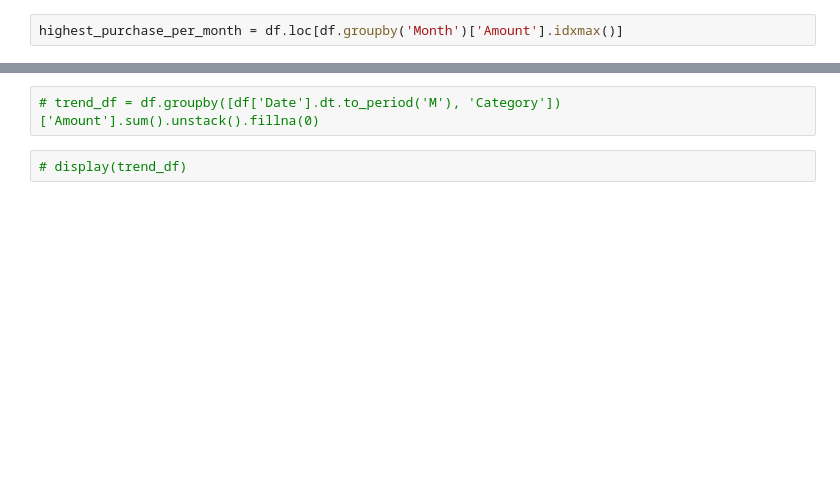
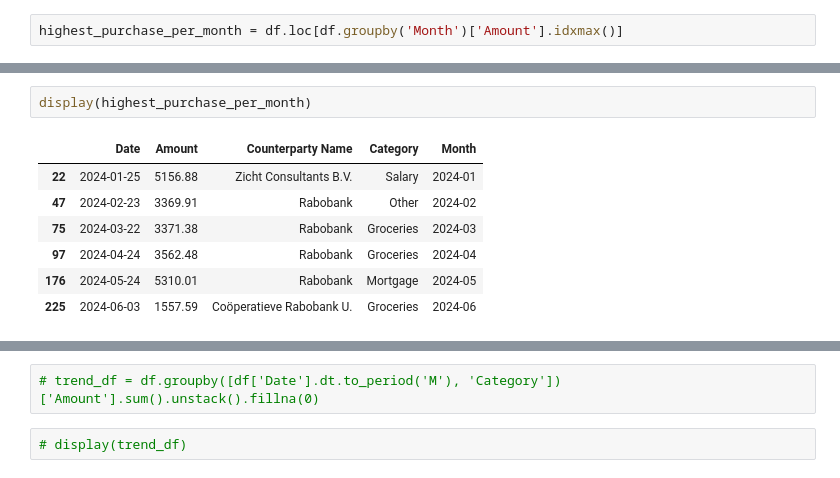
Before and after one commit to UnicornMagic/financial_advisor, a Jupyter notebook: financialAdvisor.ipynb, the cells around one changed output, grey strips where cells are left out. Saved outputs shown, nothing was run; the diff lists cells and outputs as text; blank space fills up the shorter version.

```diff
--- a/financialAdvisor.ipynb
+++ b/financialAdvisor.ipynb
@@ -84,3 +84,13 @@ highest_purchase_per_month = df.loc[df.groupby('Month')['Amount'].idxmax()]
+# %%
+display(highest_purchase_per_month)
+# %% [output]
+|  | Date | Amount | Counterparty Name | Category | Month |
+| 22 | 2024-01-25 | 5156.88 | Zicht Consultants B.V. | Salary | 2024-01 |
+| 47 | 2024-02-23 | 3369.91 | Rabobank | Other | 2024-02 |
+| 75 | 2024-03-22 | 3371.38 | Rabobank | Groceries | 2024-03 |
+| 97 | 2024-04-24 | 3562.48 | Rabobank | Groceries | 2024-04 |
+| 176 | 2024-05-24 | 5310.01 | Rabobank | Mortgage | 2024-05 |
+| 225 | 2024-06-03 | 1557.59 | Coöperatieve Rabobank U. | Groceries | 2024-06 |
 # %%
 display(df)
 # %% [output]
```
Also changed, not shown: parts of 11 cells of this notebook.
